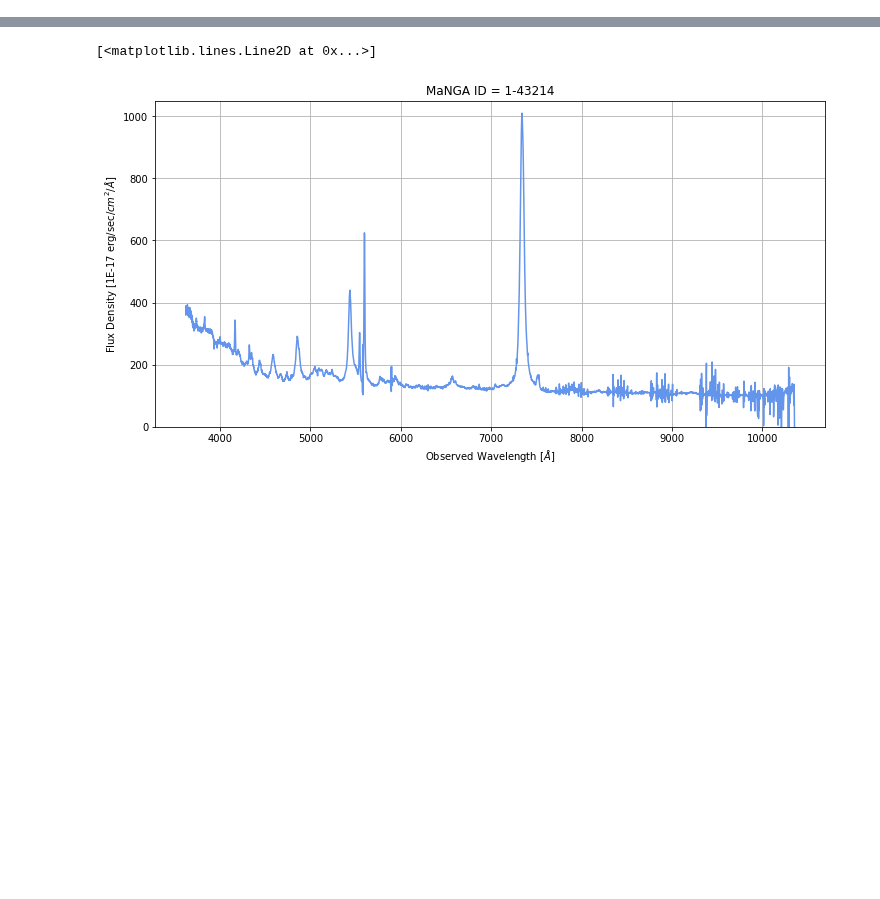
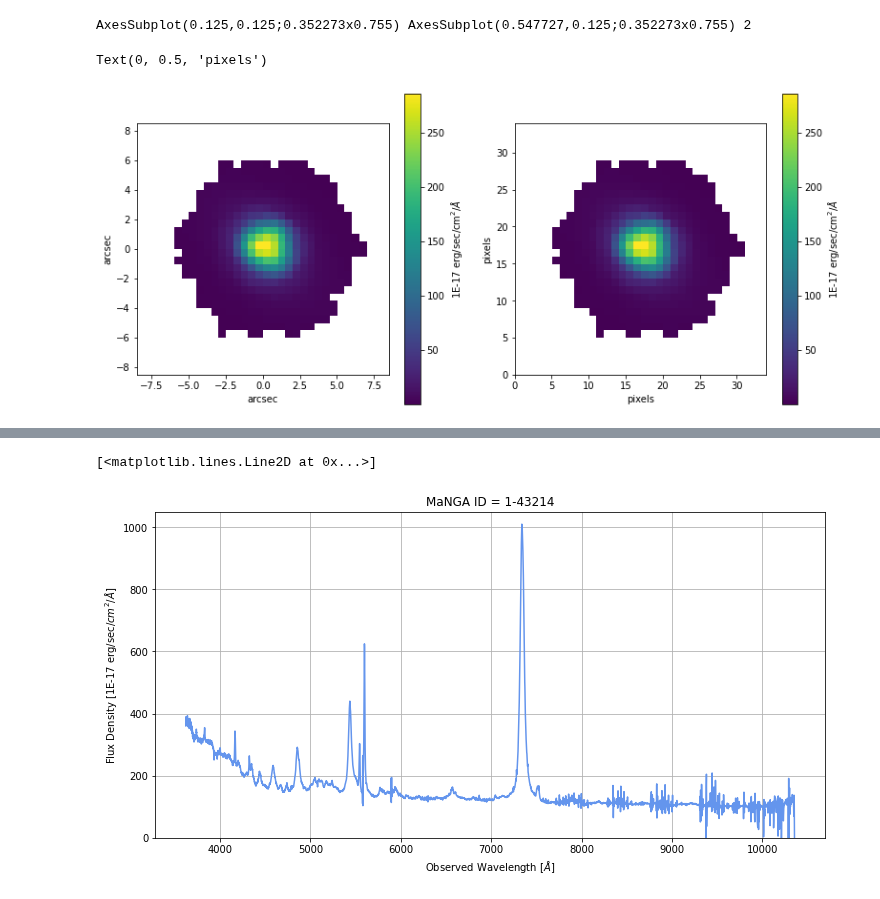
Before and after one commit to Natacha-U/Snr-Prj, a Jupyter notebook: 1-43214.ipynb, the cells around one changed output, grey strips where cells are left out. Cells and saved outputs as stored; diff of their text form; code cells hidden in the pictures; blank space fills up the shorter version.

```diff
--- a/1-43214.ipynb
+++ b/1-43214.ipynb
@@ -26,3 +30,48 @@ do_not_use = (mask & 2**10) != 0
 # %%
 # retrieve the wave values
 wave = data['WAVE'].data
+# %%
+flux_header = data['FLUX'].header
+x_center = int(flux_header['CRPIX1']) - 1
+y_center = int(flux_header['CRPIX2']) - 1
+# %%
+# do_not_use = (mask & 2**10) != 0
+flux_m = np.ma.array(flux, mask=do_not_use)
+
+redshift = nsa_z
+ind_wave = np.where((wave > 5575) & (wave < 5625))[0]
+halpha = flux_m[:, :, ind_wave].sum(axis=2)
+im = halpha.T
+
+# Convert from array indices to arcsec relative to IFU center
+dx = flux_header['CD1_1'] * 3600.  # deg to arcsec
+dy = flux_header['CD2_2'] * 3600.  # deg to arcsec
+x_extent = (np.array([0., im.shape[0]]) - (im.shape[0] - x_center)) * dx * (-1)
+y_extent = (np.array([0., im.shape[1]]) - (im.shape[1] - y_center)) * dy
+extent = [x_extent[0], x_extent[1], y_extent[0], y_extent[1]]
+dim = [0, len(flux), 0, len(flux)]
+# %%
+fig, ax = plt.subplots(1,2, figsize = (13,6))
+
+print(fig.get_axes()[0], fig.get_axes()[1], len(fig.get_axes()))
+
+im1 = ax[0].imshow(im, extent = extent, cmap = cm.viridis, origin = 'lower', interpolation = 'none');
+im2 = ax[1].imshow(im, extent = dim, cmap = cm.viridis, origin = 'lower', interpolation = 'none');
+fig.colorbar(im1, label='1E-17 erg/sec/'+r'cm$^2$/'+r'$\AA$', ax = ax[0]);
+fig.colorbar(im2, label='1E-17 erg/sec/'+r'cm$^2$/'+r'$\AA$', ax = ax[1]);
+
+ax[0].set_xlabel('arcsec')
+ax[0].set_ylabel('arcsec')
+
+ax[1].set_xlabel('pixels')
+ax[1].set_ylabel('pixels')
+
+# plt.imshow(im, extent=extent, cmap=cm.YlGnBu_r, origin='lower', interpolation='none')
+# plt.colorbar(label=flux_header['BUNIT'])
+# plt.xlabel('arcsec')
+# plt.ylabel('arcsec')
+# plt.savefig('Images/3d_SideBySide', bbox_inches = 'tight')
+# %% [output]
+AxesSubplot(0.125,0.125;0.352273x0.755) AxesSubplot(0.547727,0.125;0.352273x0.755) 2
+Text(0, 0.5, 'pixels')
+[figure, added]
```
Also changed, not shown: parts of 2 cells of this notebook.
